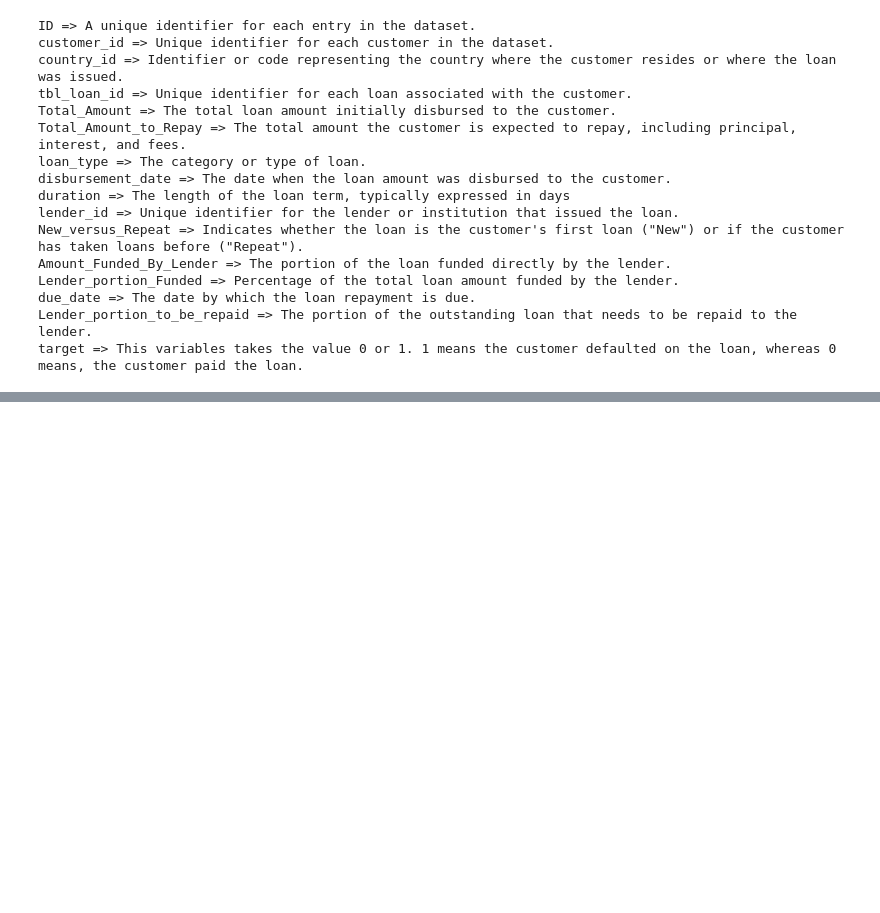
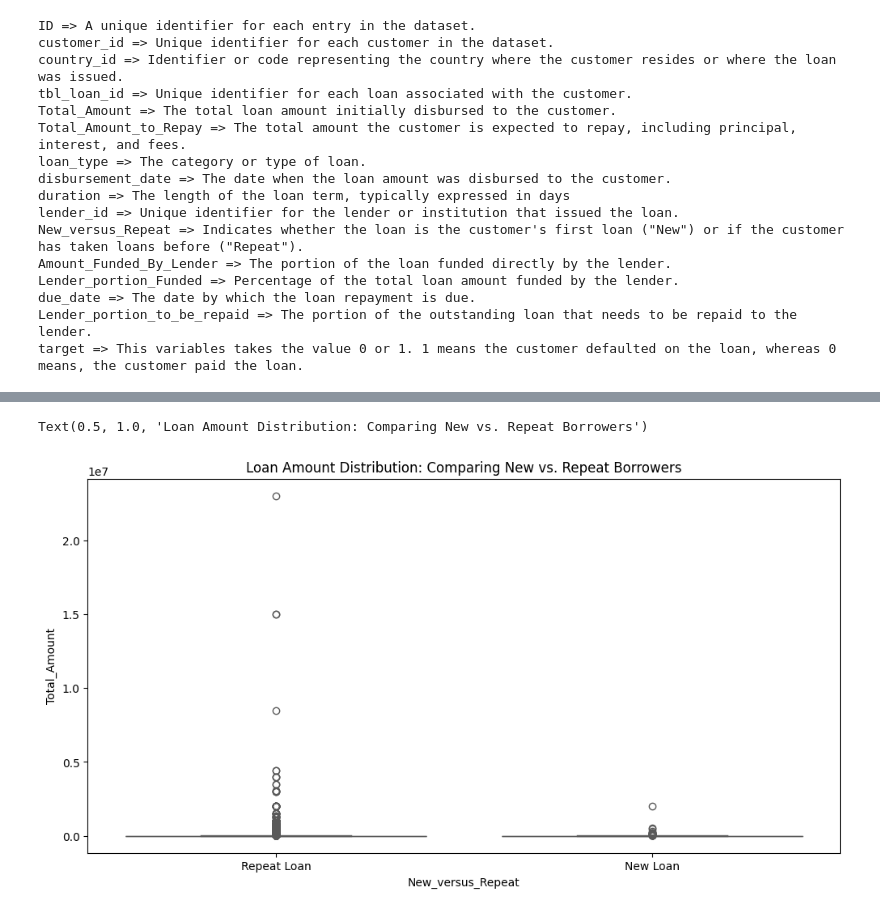
Before and after one commit to segnig/African-Credit-Scoring-Challenge, a Jupyter notebook: eda.ipynb, the cells around one changed output, grey strips where cells are left out. Cells and saved outputs as stored; diff of their text form; code cells hidden in the pictures; blank space fills up the shorter version.

```diff
--- a/eda.ipynb
+++ b/eda.ipynb
@@ -395,0 +480,17 @@ target => This variables takes the value 0 or 1. 1 means the customer defaulted
+# %%
+# Boxplot the distrubution of total amount over Distribution of Loan Types: New vs. Repeat Borrowers
+fig, ax = plt.subplots(figsize=(12, 6))
+sns.boxplot(
+    data=train_copy,
+    x="New_versus_Repeat",
+    y="Total_Amount",
+    ax=ax,
+    palette="Set2"
+)
+
+plt.xlabel("New_versus_Repeat")
+plt.ylabel("Total_Amount")
+plt.title("Loan Amount Distribution: Comparing New vs. Repeat Borrowers")
+# %% [output]
+Text(0.5, 1.0, 'Loan Amount Distribution: Comparing New vs. Repeat Borrowers')
+[figure, added]
```
Also changed, not shown: parts of 13 cells of this notebook.
